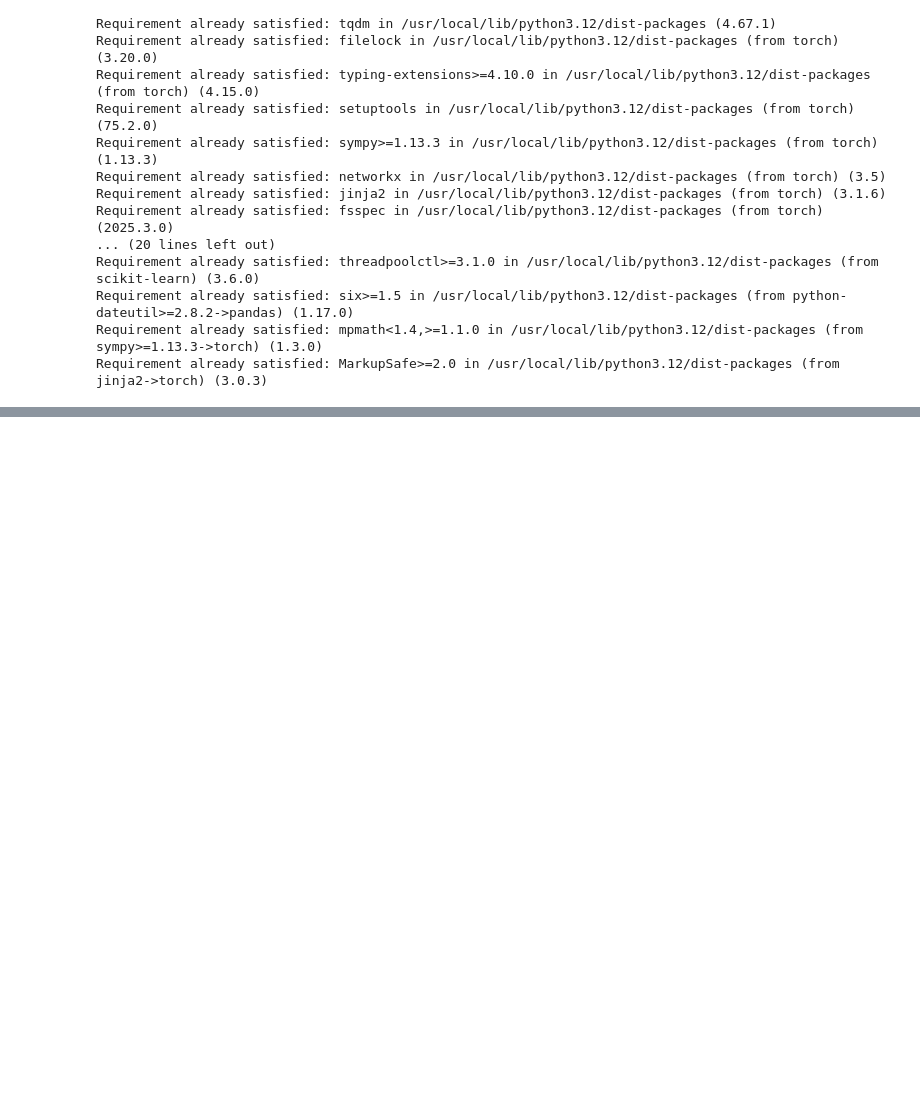
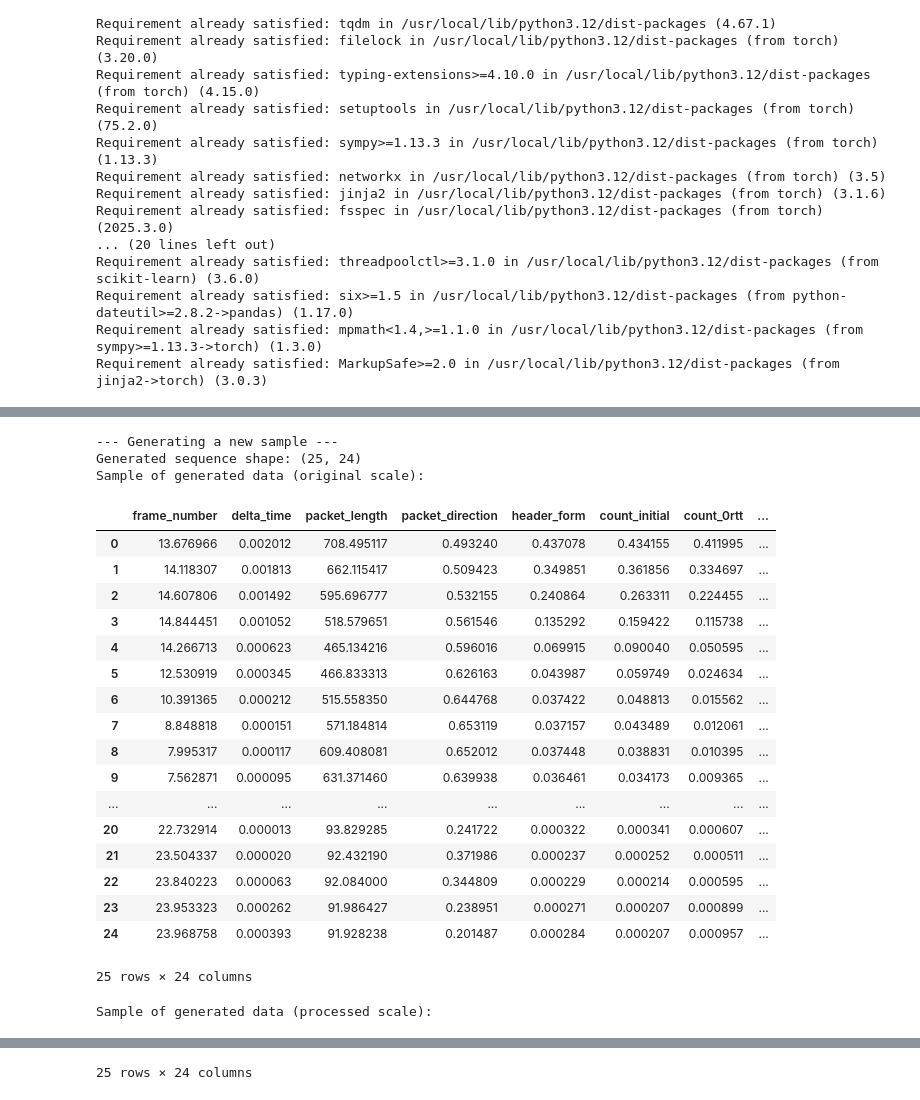
Before and after one commit to imets01/synthetic_network_data_gen, a Jupyter notebook: low_level_features/low_level_features_RGAN.ipynb, the cells around one changed output, grey strips where cells are left out. Cells and saved outputs as stored; diff of their text form; code cells hidden in the pictures; blank space fills up the shorter version.

```diff
--- a/low_level_features/low_level_features_RGAN.ipynb
+++ b/low_level_features/low_level_features_RGAN.ipynb
@@ -144,6 +182,7 @@ def train_rgan(dataloader, generator, discriminator, g_optimizer, d_optimizer, l
 
             d_loss = (loss_real + loss_fake) / 2
             d_loss.backward()
+            torch.nn.utils.clip_grad_norm_(discriminator.parameters(), 1.0)
             d_optimizer.step()
 
             # Train Generator
@@ -151,6 +190,7 @@ def train_rgan(dataloader, generator, discriminator, g_optimizer, d_optimizer, l
             gen_output = discriminator(fake_sequences, conditions)
             g_loss = loss_fn(gen_output, torch.ones_like(gen_output))
             g_loss.backward()
+            torch.nn.utils.clip_grad_norm_(generator.parameters(), 1.0)
             g_optimizer.step()
 
         print(f"Epoch [{epoch+1}/{epochs}], D Loss: {d_loss.item():.4f}, G Loss: {g_loss.item():.4f}")
@@ -208,0 +250,65 @@ with torch.no_grad():
+# %%
+def post_process_generated_data(df, binary_cols, integer_cols):
+    processed_df = df.copy()
+
+    for col in binary_cols:
+        if col in processed_df.columns:
+            # Round to the nearest integer (0 or 1) and clip to ensure it's in [0, 1]
+            processed_df[col] = processed_df[col].clip(0, 1).round().astype(int)
+
+    for col in integer_cols:
+        if col in processed_df.columns:
+            # Round to the nearest integer and clip at 0 to prevent negatives
+            processed_df[col] = processed_df[col].clip(lower=0).round().astype(int)
+
+    return processed_df
+# %%
+integer_cols = ['packet_length', 'count_initial', 'count_0rtt', 'count_handshake',
+                'count_retry', 'count_vn', 'count_1rtt', 'count_ack', 'count_padding', 'count_connection_close',
+                'count_path_challenge', 'count_path_response', 'count_new_connection_id',
+                'count_retire_cid', 'count_crypto', 'count_handshake_done', 'http3_stream_count',
+                'http3_fin_count', 'stream_length', 'stream_type_count']
+binary_cols = ['packet_direction', 'header_form']
+# %%
+print("\n--- Generating a new sample ---")
+
+generator.eval()
+with torch.no_grad():
+    sample_condition_scaled = dataset[0]['condition'].unsqueeze(0).to(device)
+    noise = torch.randn(1, LATENT_DIM, device=device)
+    desired_seq_len = 25
+
+    generated_sequence_scaled = generator(noise, sample_condition_scaled, desired_seq_len)
+
+    generated_sequence_scaled_cpu = generated_sequence_scaled.squeeze(0).cpu().numpy()
+    generated_sequence_original_scale = dataset.sequence_scaler.inverse_transform(generated_sequence_scaled_cpu)
+
+    print("Generated sequence shape:", generated_sequence_original_scale.shape)
+    og_scale = pd.DataFrame(generated_sequence_original_scale, columns=dataset.sequence_columns)
+    print("Sample of generated data (original scale):\n")
+    display(og_scale)
+    print("Sample of generated data (processed scale):\n")
+    display(post_process_generated_data(og_scale, binary_cols=binary_cols, integer_cols=integer_cols))
+# %% [output]
+--- Generating a new sample ---
+Generated sequence shape: (25, 24)
+Sample of generated data (original scale):
+|  | frame_number | delta_time | packet_length | packet_direction | header_form | count_initial | count_0rtt | ... |
+| 0 | 13.676966 | 0.002012 | 708.495117 | 0.493240 | 0.437078 | 0.434155 | 0.411995 | ... |
+| 1 | 14.118307 | 0.001813 | 662.115417 | 0.509423 | 0.349851 | 0.361856 | 0.334697 | ... |
+| 2 | 14.607806 | 0.001492 | 595.696777 | 0.532155 | 0.240864 | 0.263311 | 0.224455 | ... |
+| 3 | 14.844451 | 0.001052 | 518.579651 | 0.561546 | 0.135292 | 0.159422 | 0.115738 | ... |
+| 4 | 14.266713 | 0.000623 | 465.134216 | 0.596016 | 0.069915 | 0.090040 | 0.050595 | ... |
+| 5 | 12.530919 | 0.000345 | 466.833313 | 0.626163 | 0.043987 | 0.059749 | 0.024634 | ... |
+| 6 | 10.391365 | 0.000212 | 515.558350 | 0.644768 | 0.037422 | 0.048813 | 0.015562 | ... |
+| 7 | 8.848818 | 0.000151 | 571.184814 | 0.653119 | 0.037157 | 0.043489 | 0.012061 | ... |
+| 8 | 7.995317 | 0.000117 | 609.408081 | 0.652012 | 0.037448 | 0.038831 | 0.010395 | ... |
+| 9 | 7.562871 | 0.000095 | 631.371460 | 0.639938 | 0.036461 | 0.034173 | 0.009365 | ... |
+| ... | ... | ... | ... | ... | ... | ... | ... | ... |
+| 20 | 22.732914 | 0.000013 | 93.829285 | 0.241722 | 0.000322 | 0.000341 | 0.000607 | ... |
+| 21 | 23.504337 | 0.000020 | 92.432190 | 0.371986 | 0.000237 | 0.000252 | 0.000511 | ... |
+| 22 | 23.840223 | 0.000063 | 92.084000 | 0.344809 | 0.000229 | 0.000214 | 0.000595 | ... |
+| 23 | 23.953323 | 0.000262 | 91.986427 | 0.238951 | 0.000271 | 0.000207 | 0.000899 | ... |
+| 24 | 23.968758 | 0.000393 | 91.928238 | 0.201487 | 0.000284 | 0.000207 | 0.000957 | ... |
+25 rows × 24 columns
+Sample of generated data (processed scale):
@@ -208,0 +332 @@ with torch.no_grad():
+25 rows × 24 columns
```
Also changed, not shown: parts of 29 cells of this notebook.
